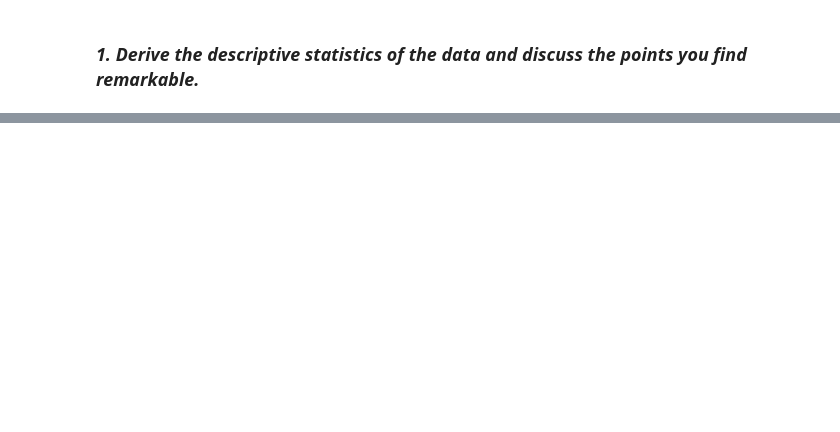
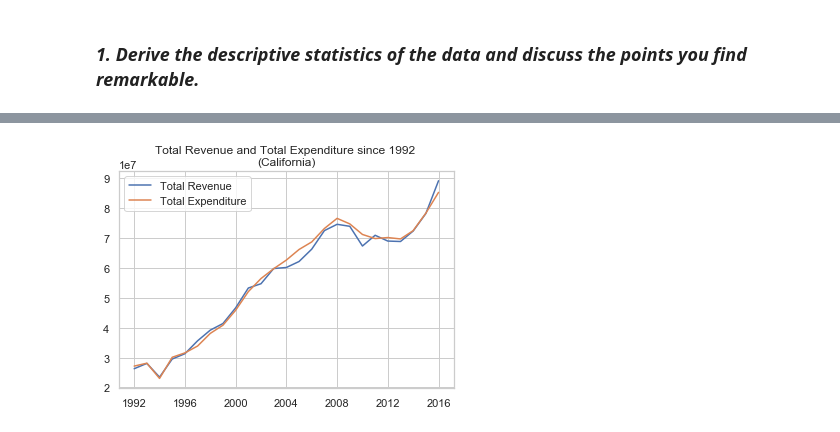
Before and after one commit to johnebehr/thinkful, a Jupyter notebook: 17_5_data_exploration_1.ipynb, the cells around one changed output, grey strips where cells are left out. Cells and saved outputs as stored; diff of their text form; code cells hidden in the pictures; blank space fills up the shorter version.

```diff
--- a/17_5_data_exploration_1.ipynb
+++ b/17_5_data_exploration_1.ipynb
@@ -234,0 +466,12 @@ print_df
+# %%
+plt.plot(usedu_df.loc[usedu_df["STATE"]=="CALIFORNIA","YEAR"],
+    usedu_df.loc[usedu_df["STATE"]=="CALIFORNIA","TOTAL_REVENUE"], label="Total Revenue")
+
+plt.plot(usedu_df.loc[usedu_df["STATE"]=="CALIFORNIA","YEAR"],
+    usedu_df.loc[usedu_df["STATE"]=="CALIFORNIA", "TOTAL_EXPENDITURE"], label="Total Expenditure")
+plt.title(f"Total Revenue and Total Expenditure since 1992 \n(California)")
+plt.legend()
+
+plt.show();
+# %% [output]
+[figure, added]
```
Also changed, not shown: parts of 33 cells of this notebook.
